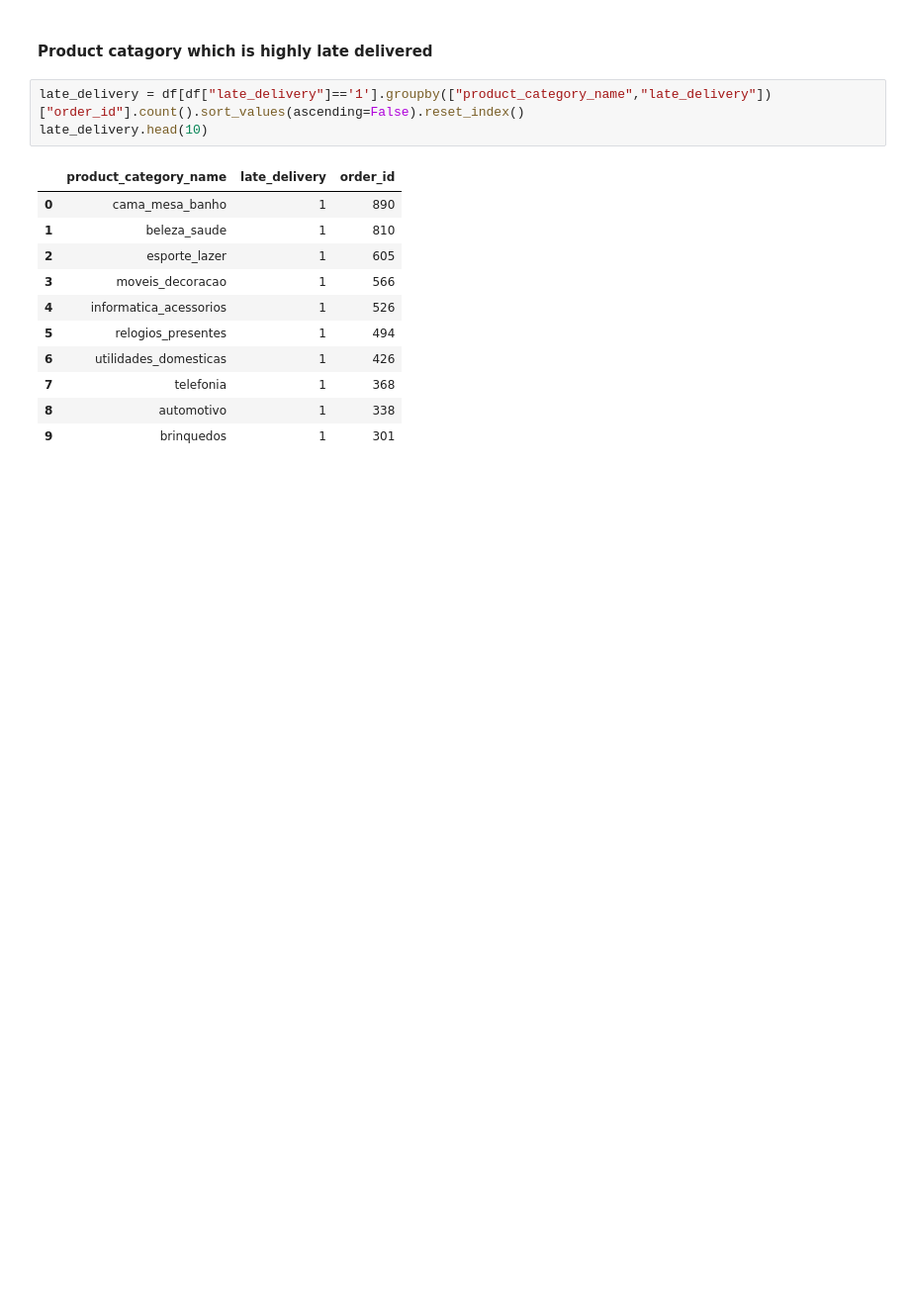
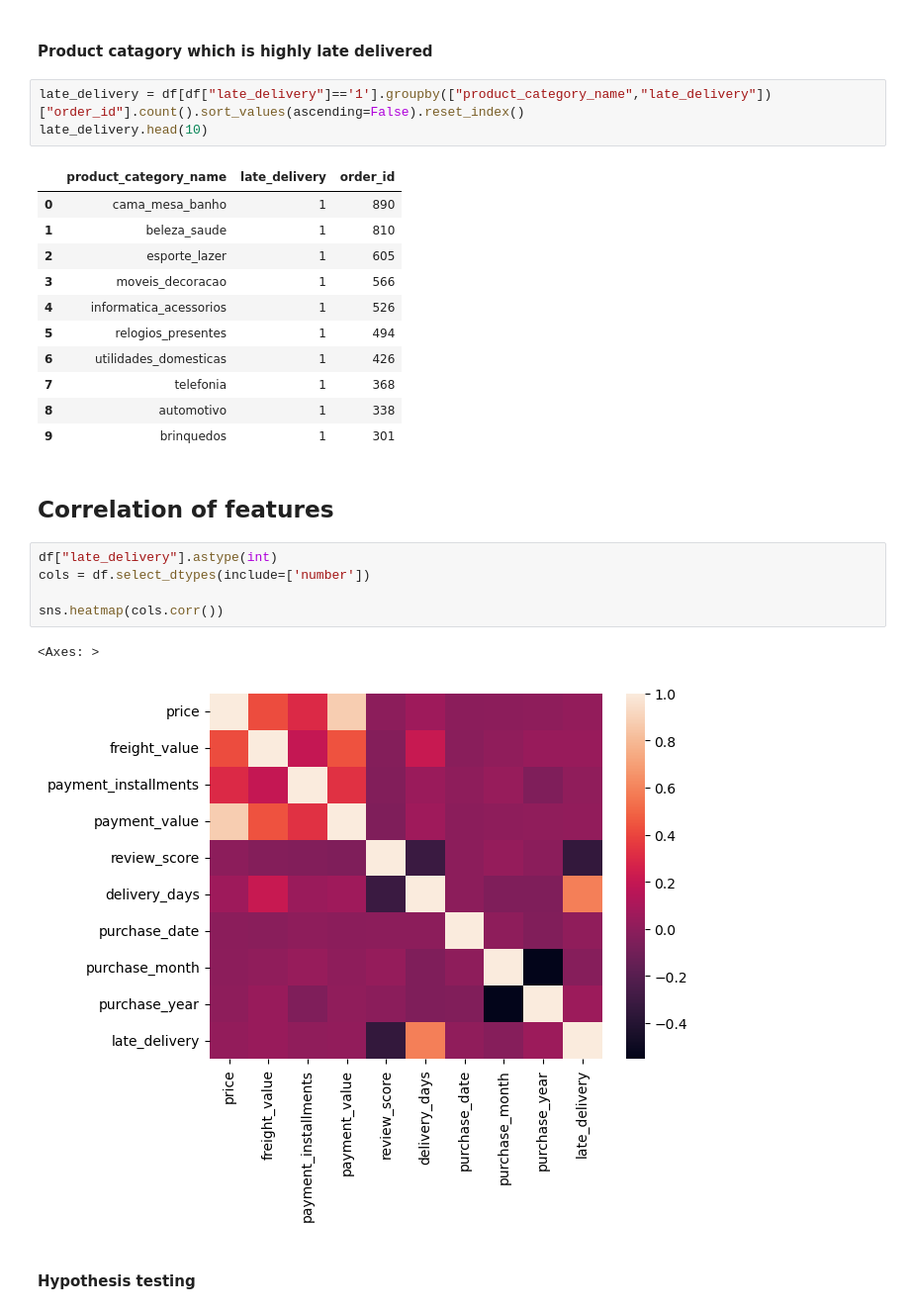
Before and after one commit to Nikhilprajapati4/Sales-analysis, a Jupyter notebook: notebook/EDA.ipynb, the cells around one changed output. Shown at 99% size. Cells and saved outputs as stored; diff of their text form; blank space fills up the shorter version.

```diff
--- a/notebook/EDA.ipynb
+++ b/notebook/EDA.ipynb
@@ -327,3 +327,15 @@ late_delivery.head(10)
 | 7 | telefonia | 1 | 368 |
 | 8 | automotivo | 1 | 338 |
 | 9 | brinquedos | 1 | 301 |
+# %% [markdown]
+## Correlation of features
+# %%
+df["late_delivery"].astype(int)
+cols = df.select_dtypes(include=['number'])
+
+sns.heatmap(cols.corr())
+# %% [output]
+<Axes: >
+[figure, added]
+# %% [markdown]
+#### Hypothesis testing
```
Also changed, not shown: parts of 4 cells of this notebook.
